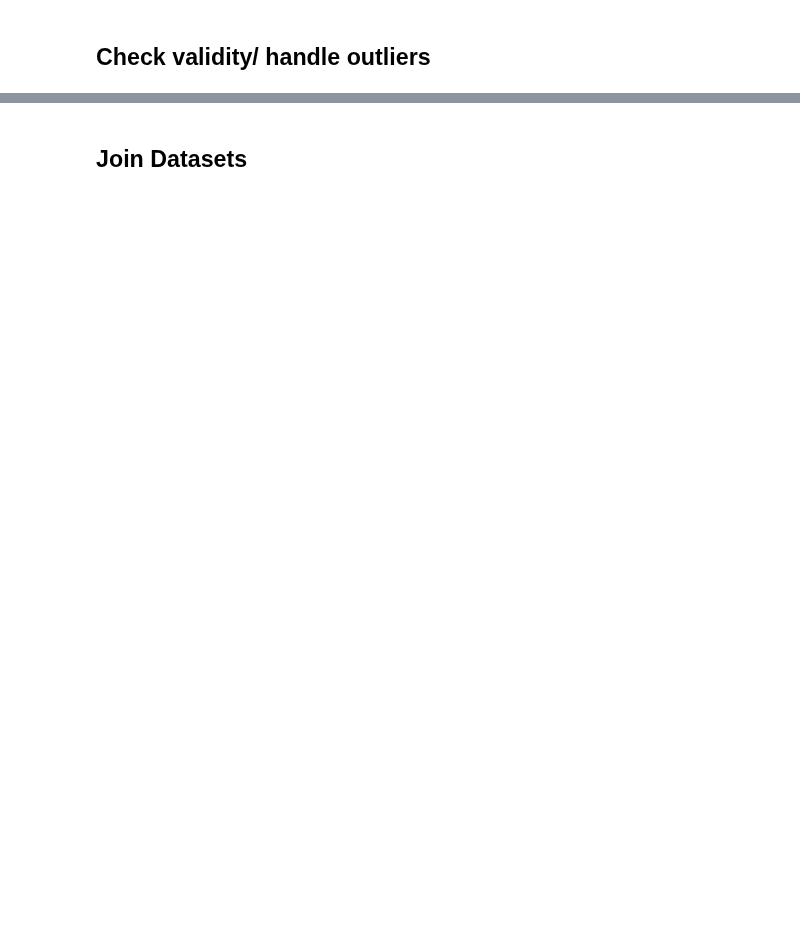
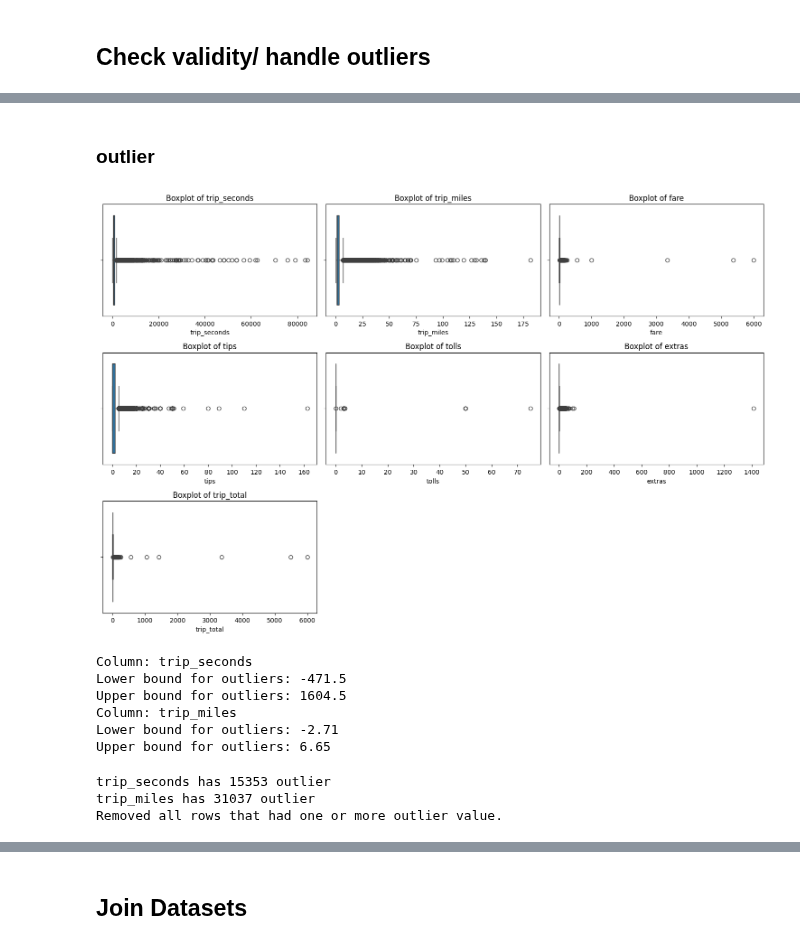
Before and after one commit to ltempfli/AAA-AIbertus-Magnus, a Jupyter notebook: tasks/01_Data_Preparation.ipynb, the cells around one changed output, grey strips where cells are left out. Cells and saved outputs as stored; diff of their text form; code cells hidden in the pictures; blank space fills up the shorter version.

Commit message:
outlier/validity stuff

```diff
--- a/tasks/01_Data_Preparation.ipynb
+++ b/tasks/01_Data_Preparation.ipynb
@@ -746,0 +739,4 @@ print(len(trip_data_raw_geo))
+# %%
+checkdf = checkdf.dropna(subset=["trip_seconds","trip_miles","fare","tips","extras","trip_total"])
+# %%
+checkdf = checkdf[checkdf["trip_start_timestamp"] <= checkdf["trip_end_timestamp"]]
@@ -746,0 +755,4 @@ print(len(trip_data_raw_geo))
+# %%
+checkdf = checkdf[checkdf["trip_miles"] > 0]
+# %%
+checkdf = checkdf[checkdf["trip_seconds"] > 0]
@@ -746,0 +771,58 @@ print(len(trip_data_raw_geo))
+# %% [markdown]
+### outlier
+# %%
+plt.figure(figsize=(15, 10))
+
+for i, column in enumerate(columns_to_check, 1):
+    plt.subplot(3, 3, i)
+    sns.boxplot(x=checkdf[column])
+    plt.title(f'Boxplot of {column}')
+
+plt.tight_layout()
+plt.show()
+# %% [output]
+[figure, added]
+# %%
+def detect_outliers_iqr(df, columns):
+    outlier_info = {}
+    for column in columns:
+        Q1 = df[column].quantile(0.25)
+        Q3 = df[column].quantile(0.75)
+        IQR = Q3 - Q1
+        lower_bound = Q1 - 1.5 * IQR
+        upper_bound = Q3 + 1.5 * IQR
+        outlier_info[column] = {
+            'lower_bound': lower_bound,
+            'upper_bound': upper_bound
+        }
+
+    return outlier_info
+
+outlier_info = detect_outliers_iqr(checkdf, ["trip_seconds","trip_miles"])
+
+for column, info in outlier_info.items():
+    print(f'Column: {column}')
+    print(f'Lower bound for outliers: {info["lower_bound"]}')
+    print(f'Upper bound for outliers: {info["upper_bound"]}')
+# %% [output]
+Column: trip_seconds
+Lower bound for outliers: -471.5
+Upper bound for outliers: 1604.5
+Column: trip_miles
+Lower bound for outliers: -2.71
+Upper bound for outliers: 6.65
+# %%
+def drop_outliers(df, outlier_info):
+    for column, info in outlier_info.items():
+        total_outliers = len(df[(df[column] < info["lower_bound"]) | (df[column] > info["upper_bound"])].index)
+        print(f"{column} has {total_outliers} outlier")
+    for column, info in outlier_info.items():
+        df = df[(df[column] >= info["lower_bound"]) & (df[column] <= info["upper_bound"])]
+    print("Removed all rows that had one or more outlier value.")
+    return df
+
+checkdf = drop_outliers(checkdf, outlier_info)
+# %% [output]
+trip_seconds has 15353 outlier
+trip_miles has 31037 outlier
+Removed all rows that had one or more outlier value.
```
Also changed, not shown: parts of 33 cells of this notebook.
